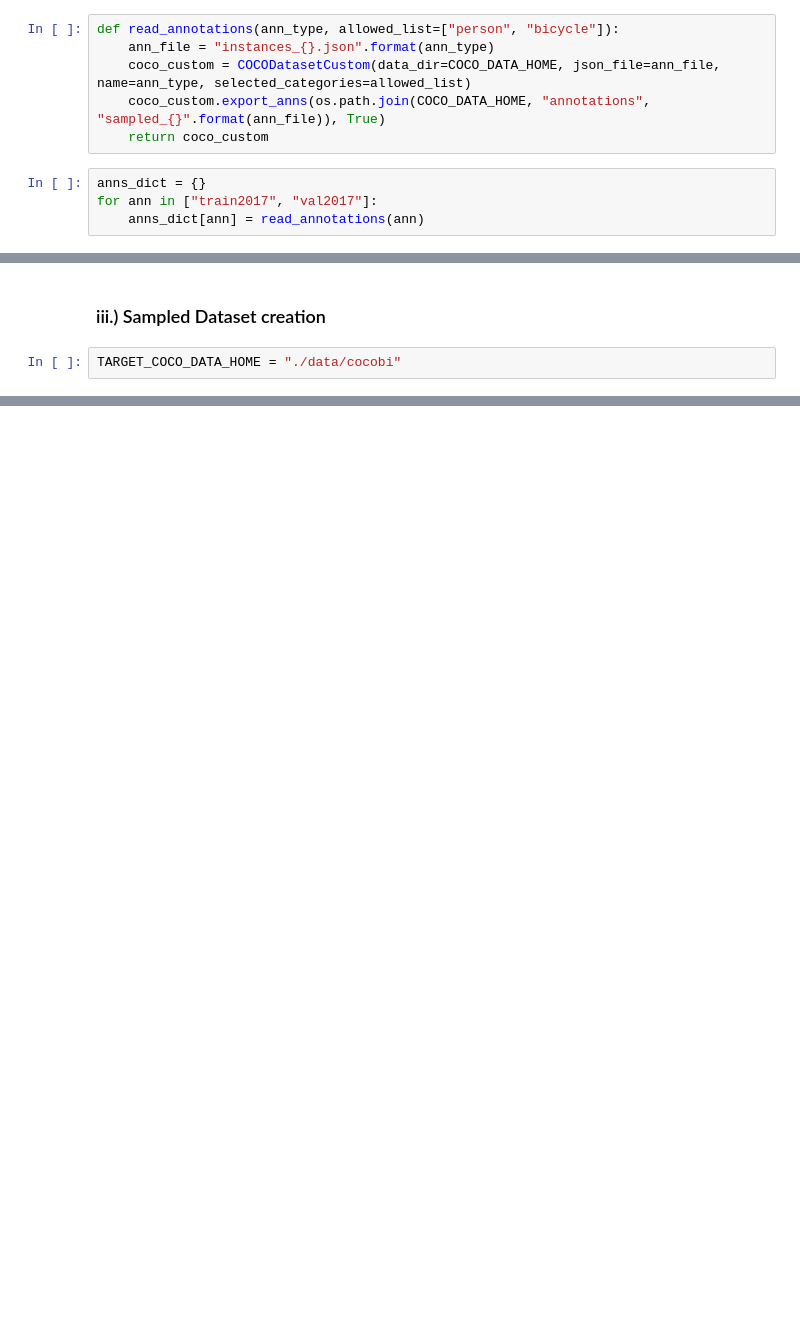
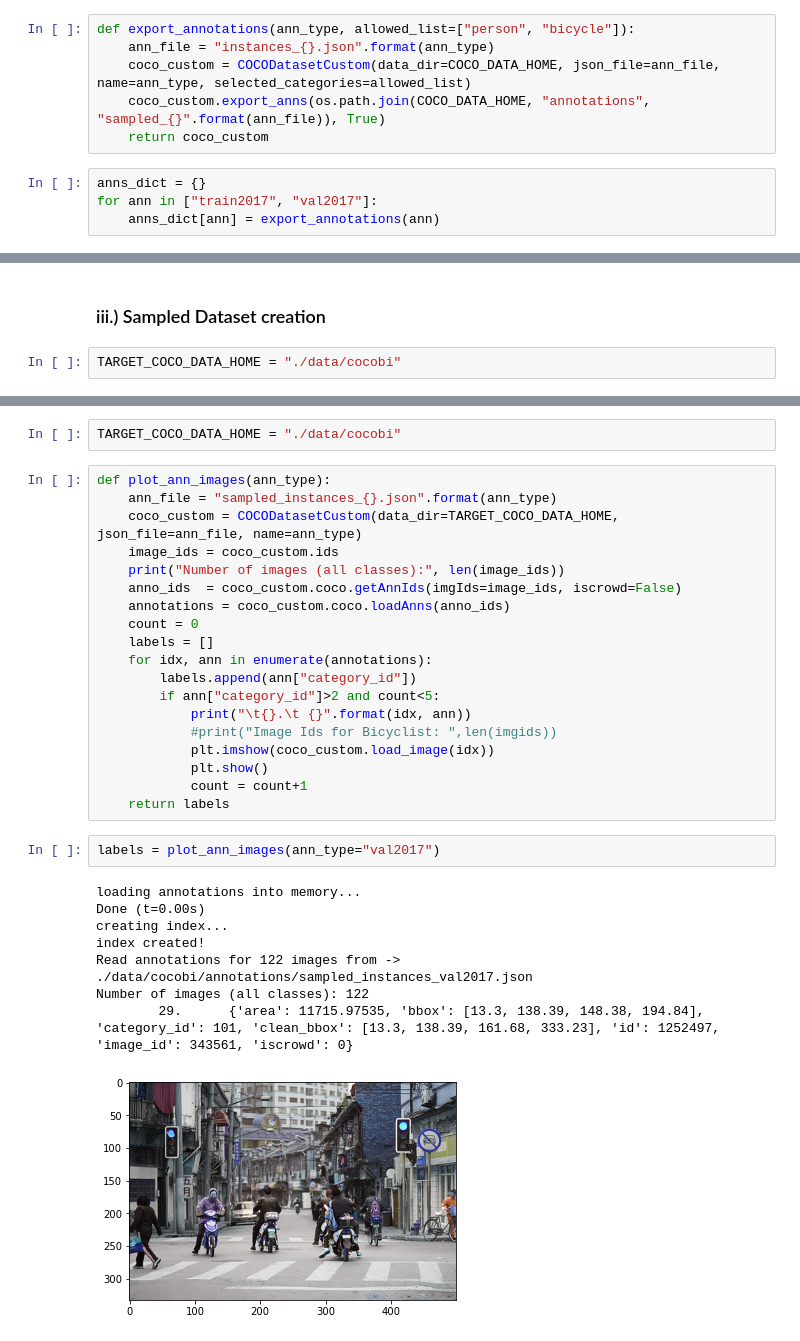
Before and after one commit to karmarv/udacity-aws-sagemaker-capstone, a Jupyter notebook: samples/coco_sampler.ipynb, the cells around one changed output, grey strips where cells are left out. Saved outputs shown, nothing was run; the diff lists cells and outputs as text; blank space fills up the shorter version.

```diff
--- a/samples/coco_sampler.ipynb
+++ b/samples/coco_sampler.ipynb
@@ -102,7 +102,7 @@ COCO_DATA_HOME = "/media/rahul/HIT-GRAID/data/coco"
 
 > We are interested in category `person` and `bicycle`
 # %%
-def read_annotations(ann_type, allowed_list=["person", "bicycle"]):
+def export_annotations(ann_type, allowed_list=["person", "bicycle"]):
     ann_file = "instances_{}.json".format(ann_type)
     coco_custom = COCODatasetCustom(data_dir=COCO_DATA_HOME, json_file=ann_file, name=ann_type, selected_categories=allowed_list)
     coco_custom.export_anns(os.path.join(COCO_DATA_HOME, "annotations", "sampled_{}".format(ann_file)), True)
@@ -110,6 +110,6 @@ def read_annotations(ann_type, allowed_list=["person", "bicycle"]):
 # %%
 anns_dict = {}
 for ann in ["train2017", "val2017"]:
-    anns_dict[ann] = read_annotations(ann)
+    anns_dict[ann] = export_annotations(ann)
 # %% [output]
 loading annotations into memory...
@@ -221,0 +237,32 @@ Image Ids for Bicyclist:  2643
+# %%
+TARGET_COCO_DATA_HOME = "./data/cocobi"
+# %%
+def plot_ann_images(ann_type):
+    ann_file = "sampled_instances_{}.json".format(ann_type)
+    coco_custom = COCODatasetCustom(data_dir=TARGET_COCO_DATA_HOME, json_file=ann_file, name=ann_type)
+    image_ids = coco_custom.ids
+    print("Number of images (all classes):", len(image_ids))
+    anno_ids  = coco_custom.coco.getAnnIds(imgIds=image_ids, iscrowd=False)
+    annotations = coco_custom.coco.loadAnns(anno_ids)
+    count = 0
+    labels = []
+    for idx, ann in enumerate(annotations):
+        labels.append(ann["category_id"])
+        if ann["category_id"]>2 and count<5:
+            print("\t{}.\t {}".format(idx, ann))
+            #print("Image Ids for Bicyclist: ",len(imgids))
+            plt.imshow(coco_custom.load_image(idx))
+            plt.show()
+            count = count+1
+    return labels
+# %%
+labels = plot_ann_images(ann_type="val2017")
+# %% [output]
+loading annotations into memory...
+Done (t=0.00s)
+creating index...
+index created!
+Read annotations for 122 images from -> ./data/cocobi/annotations/sampled_instances_val2017.json
+Number of images (all classes): 122
+        29.      {'area': 11715.97535, 'bbox': [13.3, 138.39, 148.38, 194.84], 'category_id': 101, 'clean_bbox': [13.3, 138.39, 161.68, 333.23], 'id': 1252497, 'image_id': 343561, 'iscrowd': 0}
+[figure, added]
```
Also changed, not shown: parts of 11 cells of this notebook, 17 other files.
